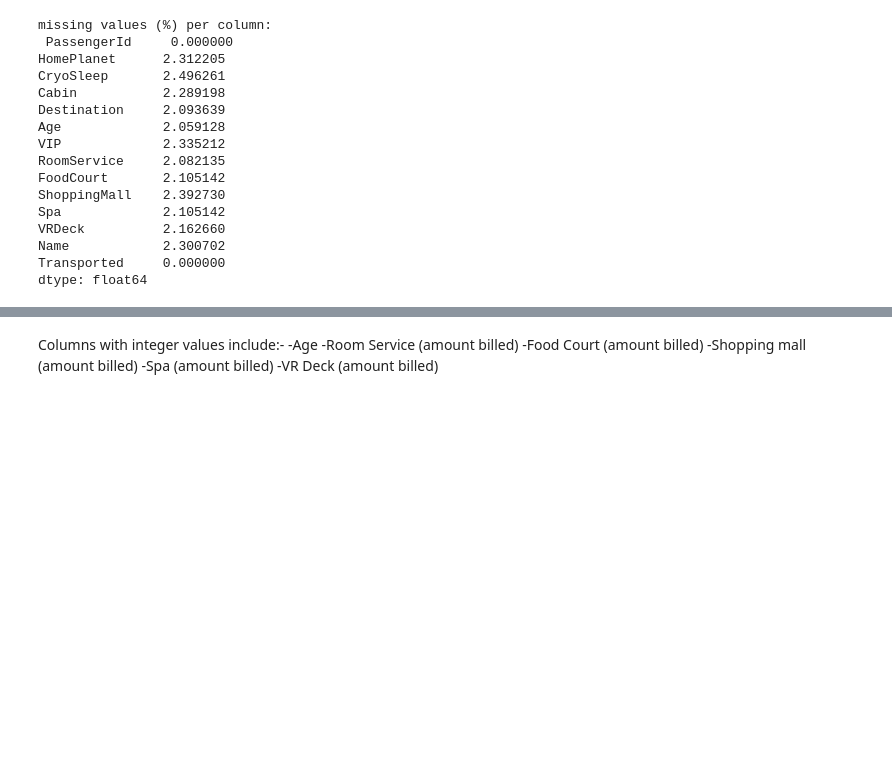
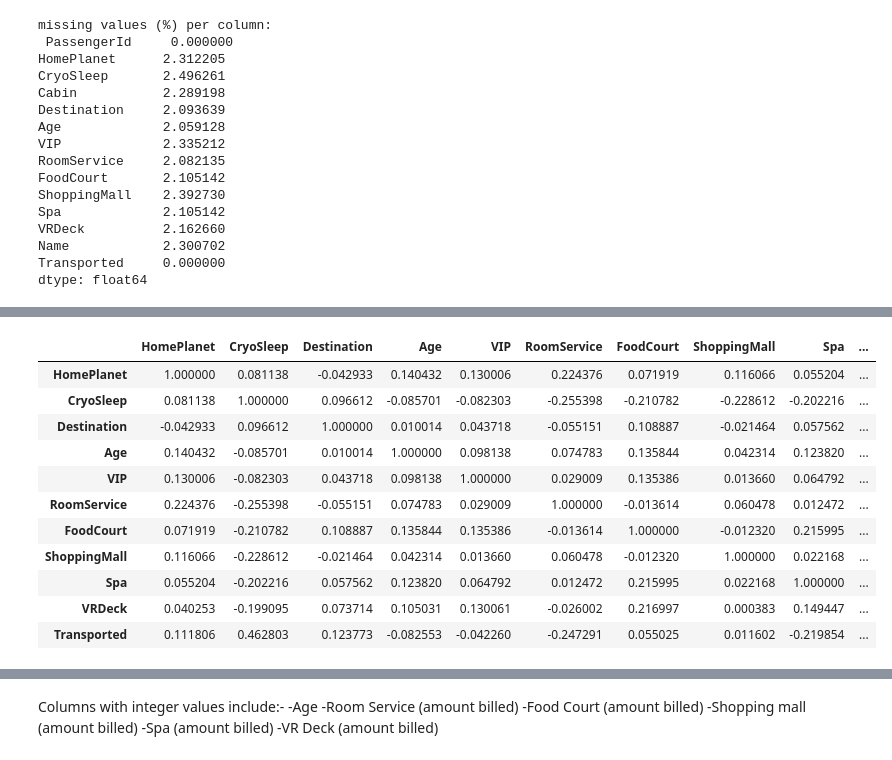
Before and after one commit to KS-coder77/titanic_spaceship_ML, a Jupyter notebook: Titanic_ML_comp.ipynb, the cells around one changed output, grey strips where cells are left out. Drawn from its saved outputs; the diff is of its cells as text; code cells hidden in the pictures; blank space fills up the shorter version.

```diff
--- a/Titanic_ML_comp.ipynb
+++ b/Titanic_ML_comp.ipynb
@@ -88,0 +194,15 @@ test_data
+# %%
+train_data.corr().style.background_gradient(cmap='Oranges')
+# %% [output]
+|  | HomePlanet | CryoSleep | Destination | Age | VIP | RoomService | FoodCourt | ShoppingMall | Spa | ... |
+| HomePlanet | 1.000000 | 0.081138 | -0.042933 | 0.140432 | 0.130006 | 0.224376 | 0.071919 | 0.116066 | 0.055204 | ... |
+| CryoSleep | 0.081138 | 1.000000 | 0.096612 | -0.085701 | -0.082303 | -0.255398 | -0.210782 | -0.228612 | -0.202216 | ... |
+| Destination | -0.042933 | 0.096612 | 1.000000 | 0.010014 | 0.043718 | -0.055151 | 0.108887 | -0.021464 | 0.057562 | ... |
+| Age | 0.140432 | -0.085701 | 0.010014 | 1.000000 | 0.098138 | 0.074783 | 0.135844 | 0.042314 | 0.123820 | ... |
+| VIP | 0.130006 | -0.082303 | 0.043718 | 0.098138 | 1.000000 | 0.029009 | 0.135386 | 0.013660 | 0.064792 | ... |
+| RoomService | 0.224376 | -0.255398 | -0.055151 | 0.074783 | 0.029009 | 1.000000 | -0.013614 | 0.060478 | 0.012472 | ... |
+| FoodCourt | 0.071919 | -0.210782 | 0.108887 | 0.135844 | 0.135386 | -0.013614 | 1.000000 | -0.012320 | 0.215995 | ... |
+| ShoppingMall | 0.116066 | -0.228612 | -0.021464 | 0.042314 | 0.013660 | 0.060478 | -0.012320 | 1.000000 | 0.022168 | ... |
+| Spa | 0.055204 | -0.202216 | 0.057562 | 0.123820 | 0.064792 | 0.012472 | 0.215995 | 0.022168 | 1.000000 | ... |
+| VRDeck | 0.040253 | -0.199095 | 0.073714 | 0.105031 | 0.130061 | -0.026002 | 0.216997 | 0.000383 | 0.149447 | ... |
+| Transported | 0.111806 | 0.462803 | 0.123773 | -0.082553 | -0.042260 | -0.247291 | 0.055025 | 0.011602 | -0.219854 | ... |
```
Also changed, not shown: parts of 54 cells of this notebook.
